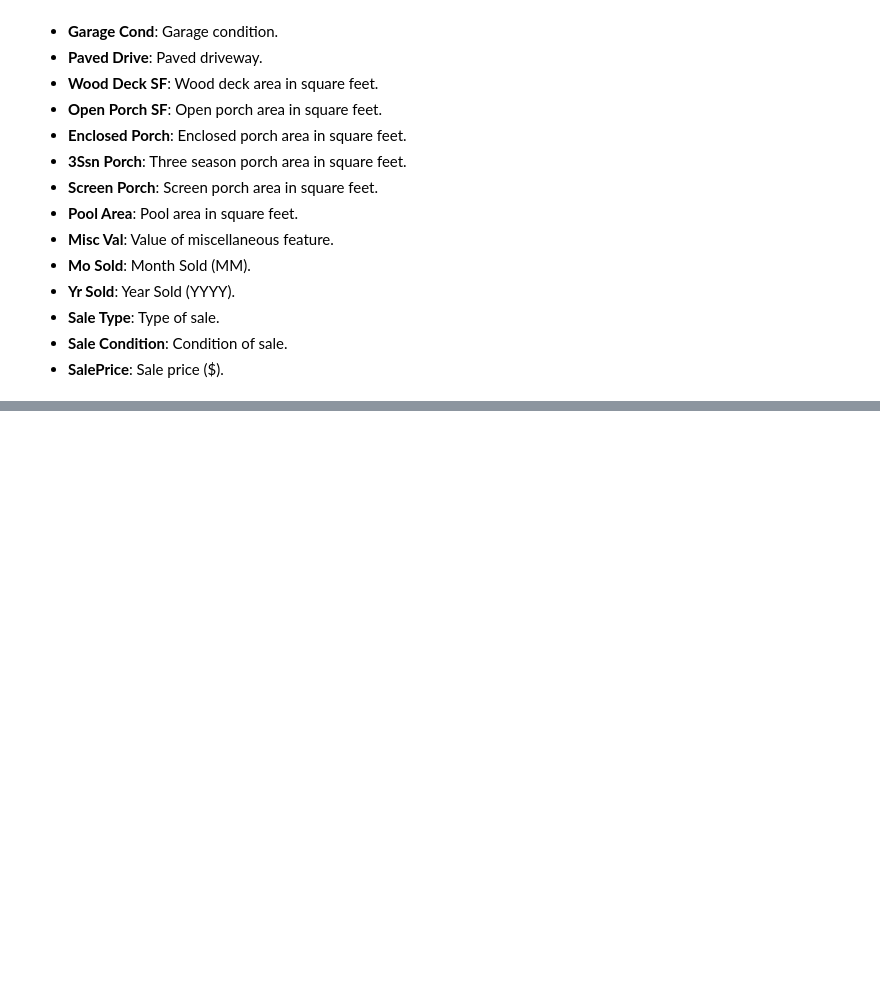
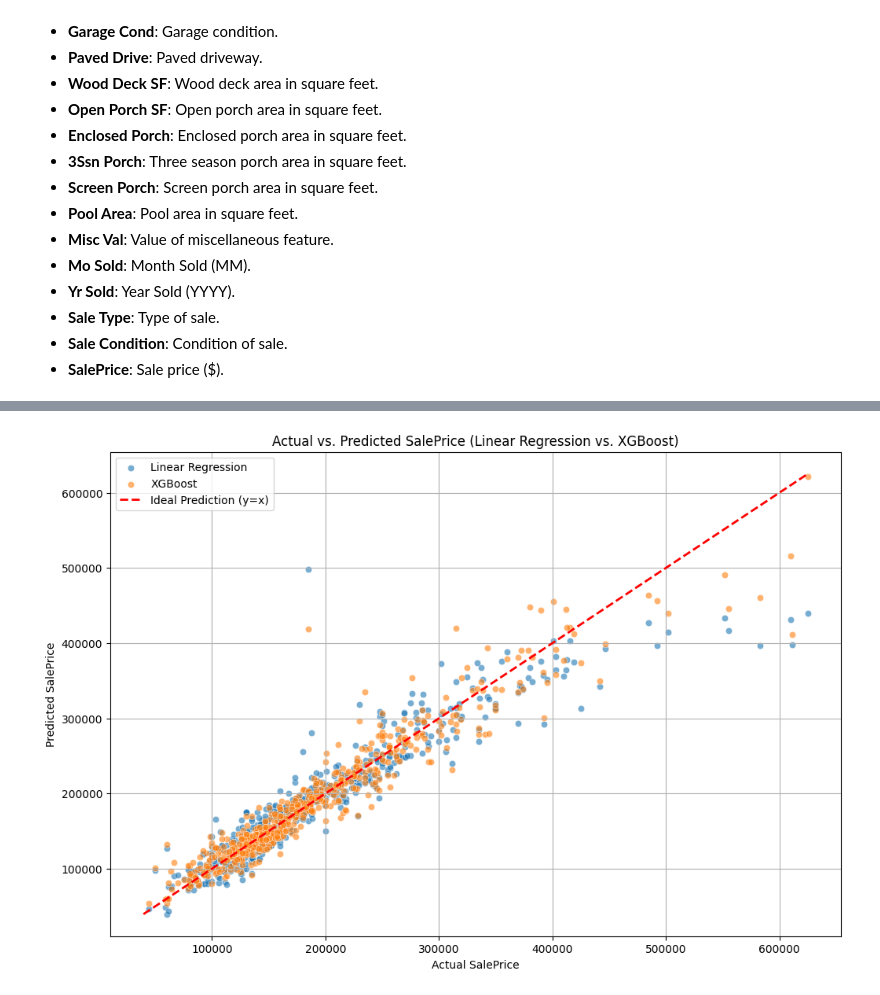
Before and after one commit to tomeelow/ames-housing-price-predictor, a Jupyter notebook: housing_predictor.ipynb, the cells around one changed output, grey strips where cells are left out. Cells and saved outputs as stored; diff of their text form; code cells hidden in the pictures; blank space fills up the shorter version.

```diff
--- a/housing_predictor.ipynb
+++ b/housing_predictor.ipynb
@@ -234,0 +480,27 @@ Series([], dtype: int64)
+# %%
+import matplotlib.pyplot as plt
+import seaborn as sns
+
+# Make predictions with Linear Regression (y_pred from previous cell)
+# y_pred = model.predict(X_test) # Already computed in the previous step
+
+# Create a DataFrame for plotting
+plot_df = pd.DataFrame({'Actual': y_test, 'Linear Regression': y_pred, 'XGBoost': y_pred_xg})
+
+plt.figure(figsize=(12, 8))
+sns.scatterplot(x='Actual', y='Linear Regression', data=plot_df, alpha=0.6, label='Linear Regression')
+sns.scatterplot(x='Actual', y='XGBoost', data=plot_df, alpha=0.6, label='XGBoost')
+
+# Plot the ideal y=x line
+min_val = min(y_test.min(), y_pred.min(), y_pred_xg.min())
+max_val = max(y_test.max(), y_pred.max(), y_pred_xg.max())
+plt.plot([min_val, max_val], [min_val, max_val], '--r', linewidth=2, label='Ideal Prediction (y=x)')
+
+plt.xlabel("Actual SalePrice")
+plt.ylabel("Predicted SalePrice")
+plt.title("Actual vs. Predicted SalePrice (Linear Regression vs. XGBoost)")
+plt.legend()
+plt.grid(True)
+plt.show()
+# %% [output]
+[figure, added]
```
Also changed, not shown: parts of 10 cells of this notebook.
